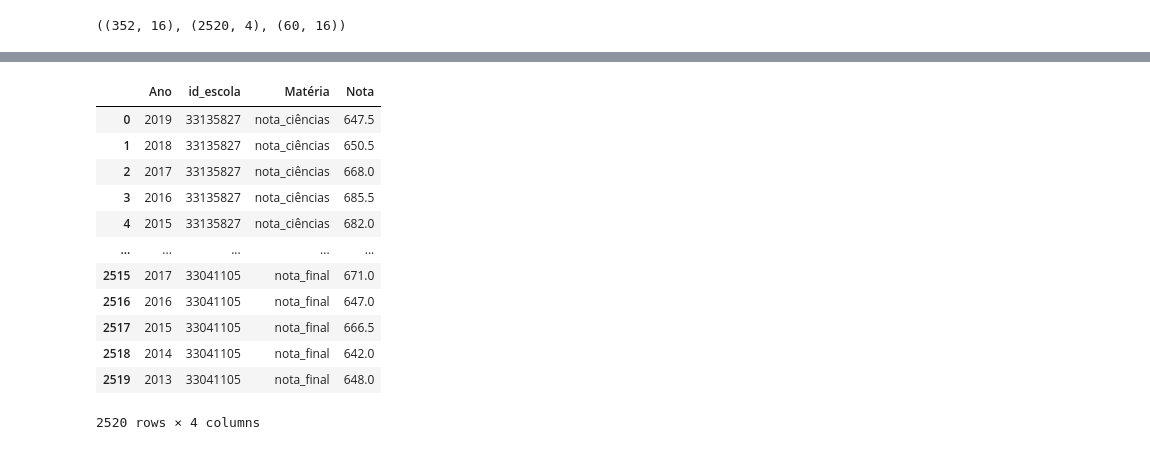
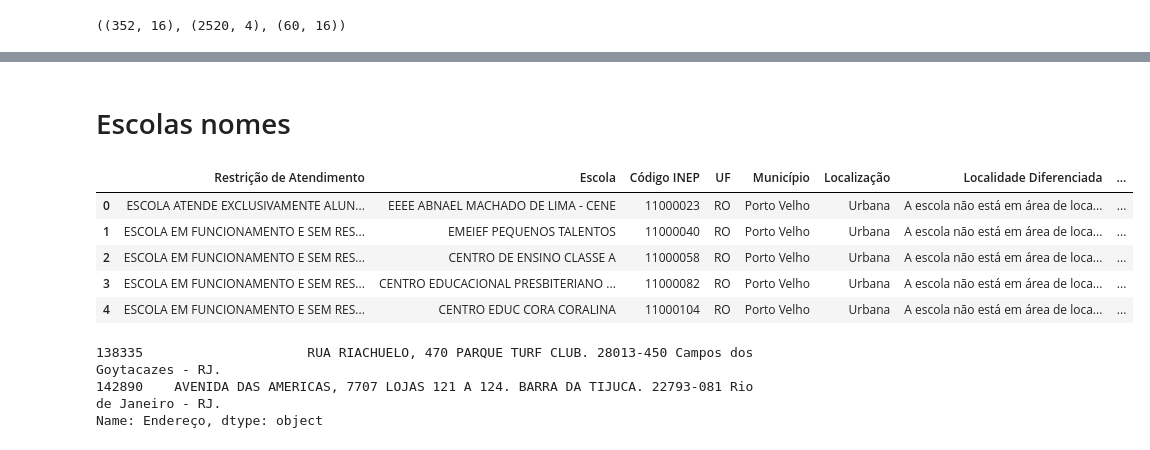
Before and after one commit to pauloneves/educacao, a Jupyter notebook: 07_csvp_altair.ipynb, the cells around one changed output, grey strips where cells are left out. Cells and saved outputs as stored; diff of their text form; code cells hidden in the pictures.

Commit message:
Nomes e bairros de escolas

```diff
--- a/07_csvp_altair.ipynb
+++ b/07_csvp_altair.ipynb
@@ -575,16 +555,13 @@ df_medio_alunos2.head()
-# %%
-df_notas_melt
-# %% [output]
-|  | Ano | id_escola | Matéria | Nota |
-| 0 | 2019 | 33135827 | nota_ciências | 647.5 |
-| 1 | 2018 | 33135827 | nota_ciências | 650.5 |
-| 2 | 2017 | 33135827 | nota_ciências | 668.0 |
-| 3 | 2016 | 33135827 | nota_ciências | 685.5 |
-| 4 | 2015 | 33135827 | nota_ciências | 682.0 |
-| ... | ... | ... | ... | ... |
-| 2515 | 2017 | 33041105 | nota_final | 671.0 |
-| 2516 | 2016 | 33041105 | nota_final | 647.0 |
-| 2517 | 2015 | 33041105 | nota_final | 666.5 |
-| 2518 | 2014 | 33041105 | nota_final | 642.0 |
-| 2519 | 2013 | 33041105 | nota_final | 648.0 |
-2520 rows × 4 columns
+# %% [markdown]
+# Escolas nomes
+# %%
+df_escolas = pd.read_csv('dados/Análise - Tabela da lista das escolas - Detalhado.csv',sep=';', encoding='utf8')
+# %%
+df_escolas.head()
+# %% [output]
+|  | Restrição de Atendimento | Escola | Código INEP | UF | Município | Localização | Localidade Diferenciada | ... |
+| 0 | ESCOLA ATENDE EXCLUSIVAMENTE ALUN... | EEEE ABNAEL MACHADO DE LIMA - CENE | 11000023 | RO | Porto Velho | Urbana | A escola não está em área de loca... | ... |
+| 1 | ESCOLA EM FUNCIONAMENTO E SEM RES... | EMEIEF PEQUENOS TALENTOS | 11000040 | RO | Porto Velho | Urbana | A escola não está em área de loca... | ... |
+| 2 | ESCOLA EM FUNCIONAMENTO E SEM RES... | CENTRO DE ENSINO CLASSE A | 11000058 | RO | Porto Velho | Urbana | A escola não está em área de loca... | ... |
+| 3 | ESCOLA EM FUNCIONAMENTO E SEM RES... | CENTRO EDUCACIONAL PRESBITERIANO ... | 11000082 | RO | Porto Velho | Urbana | A escola não está em área de loca... | ... |
+| 4 | ESCOLA EM FUNCIONAMENTO E SEM RES... | CENTRO EDUC CORA CORALINA | 11000104 | RO | Porto Velho | Urbana | A escola não está em área de loca... | ... |
@@ -590,0 +577,7 @@ df_notas_melt
+# %%
+pd.set_option("display.max_colwidth", None)
+df_escolas_rio[df_escolas_rio.CO_ENTIDADE.isin([33106754, 33176825])]['Endereço']
+# %% [output]
+138335                     RUA RIACHUELO, 470 PARQUE TURF CLUB. 28013-450 Campos dos Goytacazes - RJ.
+142890    AVENIDA DAS AMERICAS, 7707 LOJAS 121 A 124. BARRA DA TIJUCA. 22793-081 Rio de Janeiro - RJ.
+Name: Endereço, dtype: object
```
Also changed, not shown: parts of 9 cells of this notebook, 1 other file.
